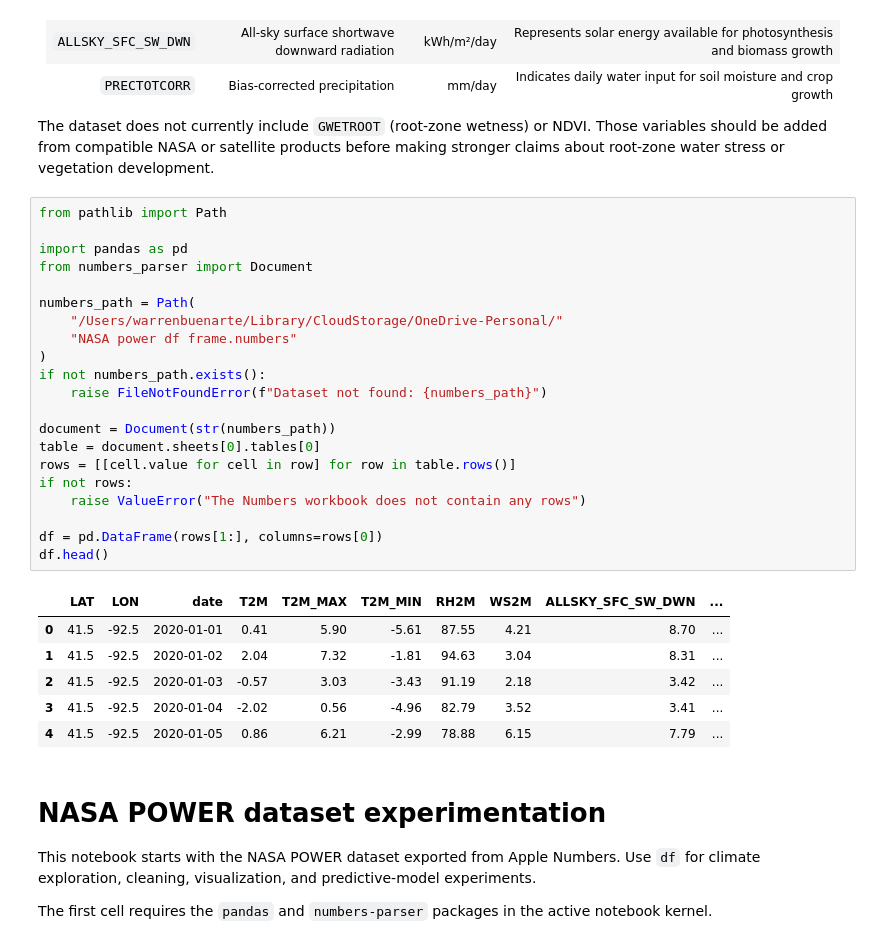
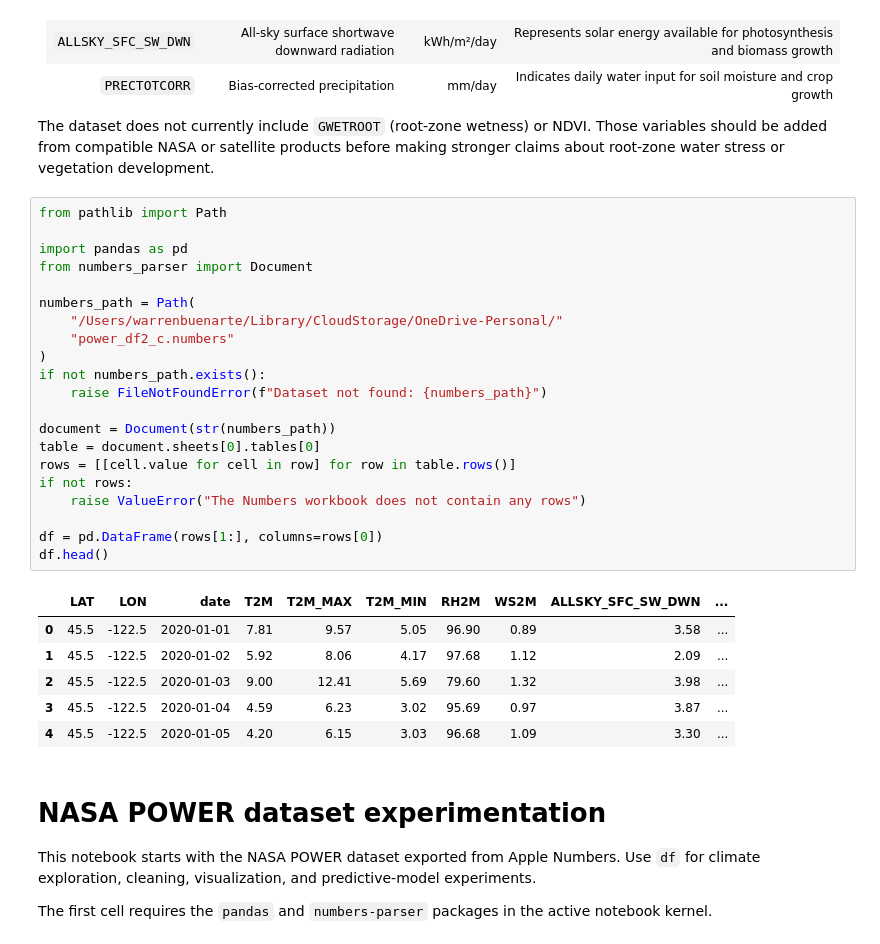
Before and after one commit to linglingms/nasaspaceapp2026, a Jupyter notebook: dataset experimentation nasa.ipynb, the cells around one changed output. Drawn from its saved outputs; the diff is of its cells as text.

```diff
--- a/dataset experimentation nasa.ipynb
+++ b/dataset experimentation nasa.ipynb
@@ -20,31 +20,31 @@ The dataset does not currently include `GWETROOT` (root-zone wetness) or NDVI. T
 # %%
 from pathlib import Path
 
 import pandas as pd
 from numbers_parser import Document
 
 numbers_path = Path(
     "/Users/warrenbuenarte/Library/CloudStorage/OneDrive-Personal/"
-    "NASA power df frame.numbers"
+    "power_df2_c.numbers"
 )
 if not numbers_path.exists():
     raise FileNotFoundError(f"Dataset not found: {numbers_path}")
 
 document = Document(str(numbers_path))
 table = document.sheets[0].tables[0]
 rows = [[cell.value for cell in row] for row in table.rows()]
 if not rows:
     raise ValueError("The Numbers workbook does not contain any rows")
 
 df = pd.DataFrame(rows[1:], columns=rows[0])
 df.head()
 # %% [output]
 |  | LAT | LON | date | T2M | T2M_MAX | T2M_MIN | RH2M | WS2M | ALLSKY_SFC_SW_DWN | ... |
-| 0 | 41.5 | -92.5 | 2020-01-01 | 0.41 | 5.90 | -5.61 | 87.55 | 4.21 | 8.70 | ... |
-| 1 | 41.5 | -92.5 | 2020-01-02 | 2.04 | 7.32 | -1.81 | 94.63 | 3.04 | 8.31 | ... |
-| 2 | 41.5 | -92.5 | 2020-01-03 | -0.57 | 3.03 | -3.43 | 91.19 | 2.18 | 3.42 | ... |
-| 3 | 41.5 | -92.5 | 2020-01-04 | -2.02 | 0.56 | -4.96 | 82.79 | 3.52 | 3.41 | ... |
-| 4 | 41.5 | -92.5 | 2020-01-05 | 0.86 | 6.21 | -2.99 | 78.88 | 6.15 | 7.79 | ... |
+| 0 | 45.5 | -122.5 | 2020-01-01 | 7.81 | 9.57 | 5.05 | 96.90 | 0.89 | 3.58 | ... |
+| 1 | 45.5 | -122.5 | 2020-01-02 | 5.92 | 8.06 | 4.17 | 97.68 | 1.12 | 2.09 | ... |
+| 2 | 45.5 | -122.5 | 2020-01-03 | 9.00 | 12.41 | 5.69 | 79.60 | 1.32 | 3.98 | ... |
+| 3 | 45.5 | -122.5 | 2020-01-04 | 4.59 | 6.23 | 3.02 | 95.69 | 0.97 | 3.87 | ... |
+| 4 | 45.5 | -122.5 | 2020-01-05 | 4.20 | 6.15 | 3.03 | 96.68 | 1.09 | 3.30 | ... |
 # %% [markdown]
 # NASA POWER dataset experimentation
 
```
Also changed, not shown: parts of 12 cells of this notebook, 3 other files.
